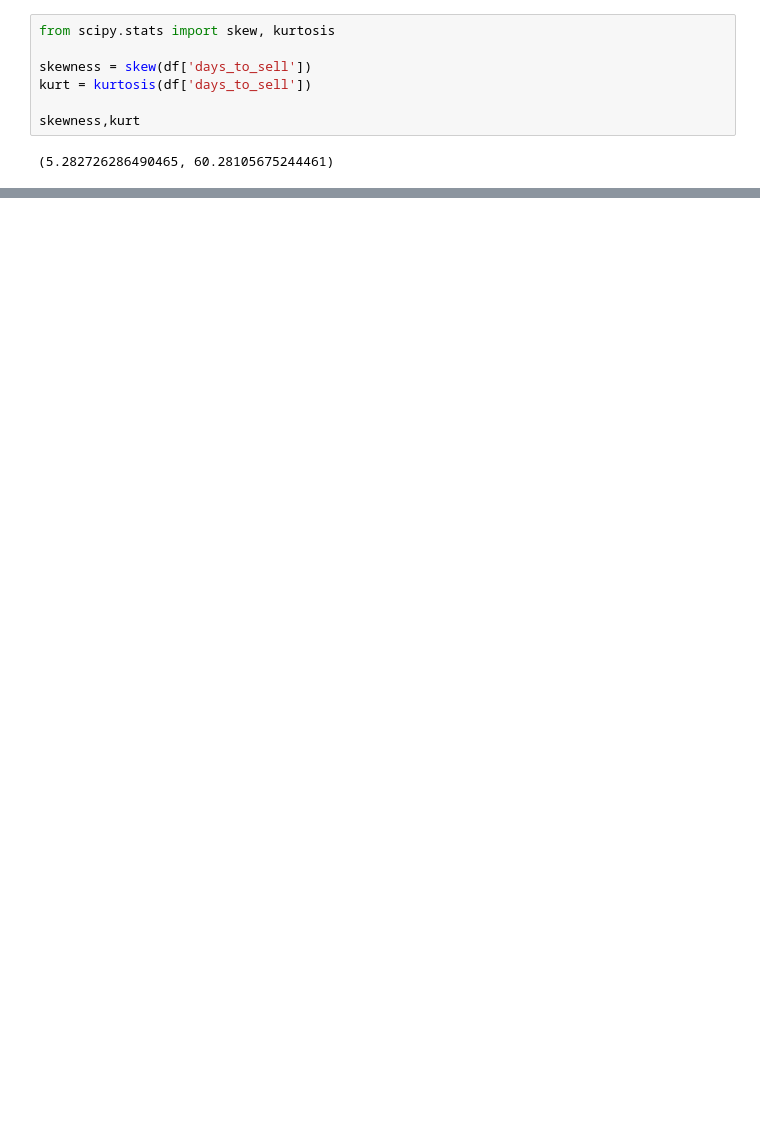
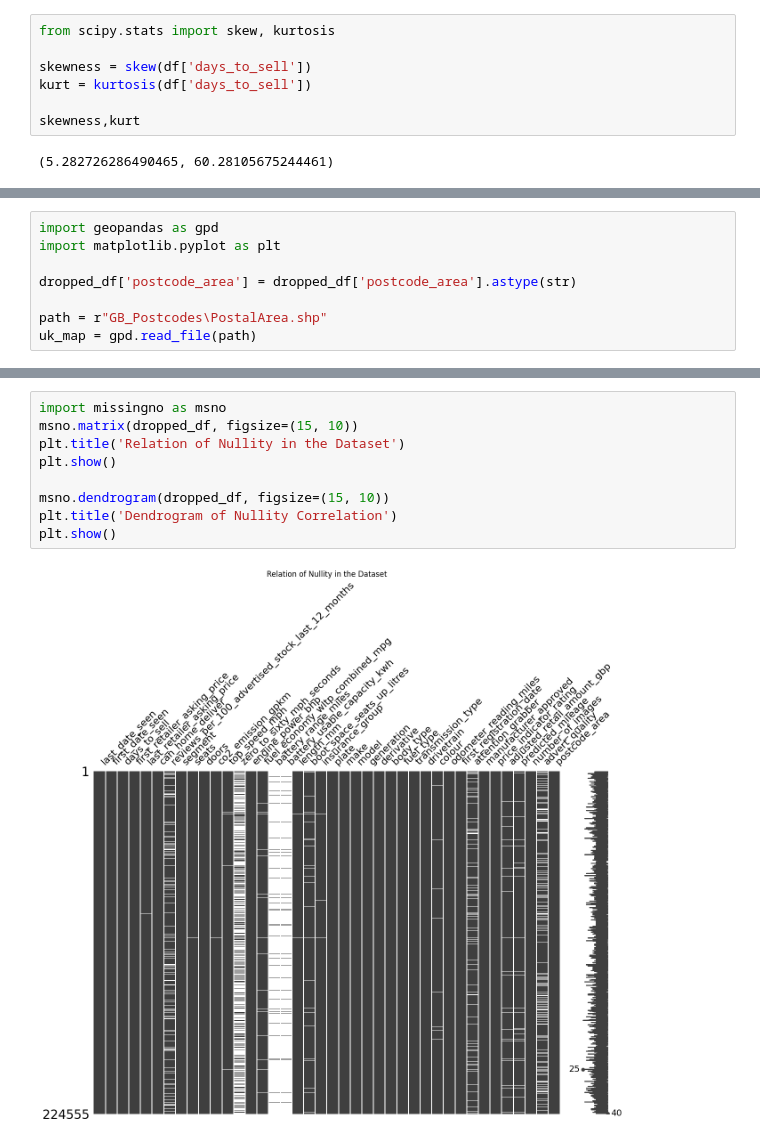
Before and after one commit to 4REHMA70/auto-trader, a Jupyter notebook: a.ipynb, the cells around one changed output, grey strips where cells are left out. Drawn from its saved outputs; the diff is of its cells as text; blank space fills up the shorter version.

```diff
--- a/a.ipynb
+++ b/a.ipynb
@@ -395,0 +420,8 @@ skewness,kurt
+# %%
+import geopandas as gpd
+import matplotlib.pyplot as plt
+
+dropped_df['postcode_area'] = dropped_df['postcode_area'].astype(str)
+
+path = r"GB_Postcodes\PostalArea.shp"
+uk_map = gpd.read_file(path)
@@ -395,0 +509,11 @@ skewness,kurt
+# %%
+import missingno as msno
+msno.matrix(dropped_df, figsize=(15, 10))
+plt.title('Relation of Nullity in the Dataset')
+plt.show()
+
+msno.dendrogram(dropped_df, figsize=(15, 10))
+plt.title('Dendrogram of Nullity Correlation')
+plt.show()
+# %% [output]
+[figure, added]
```
Also changed, not shown: parts of 12 cells of this notebook, 1 other file.
